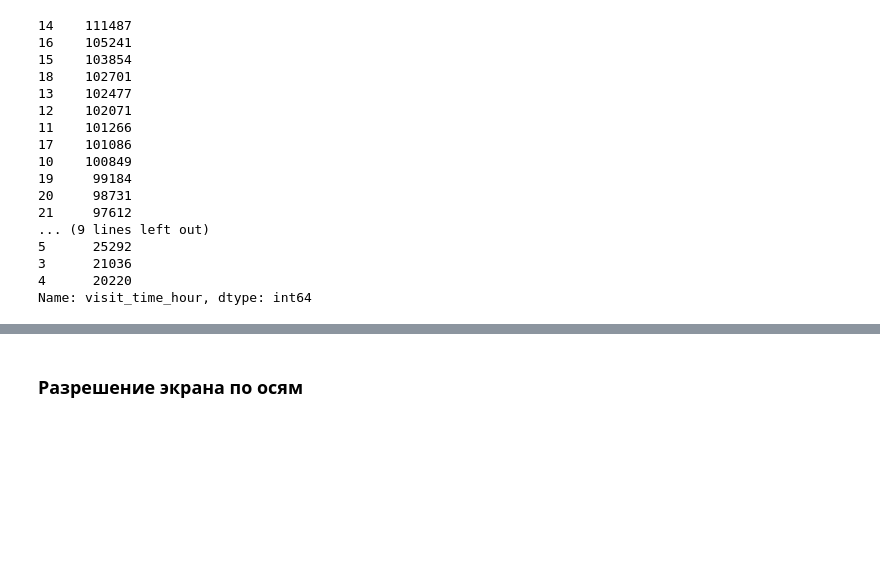
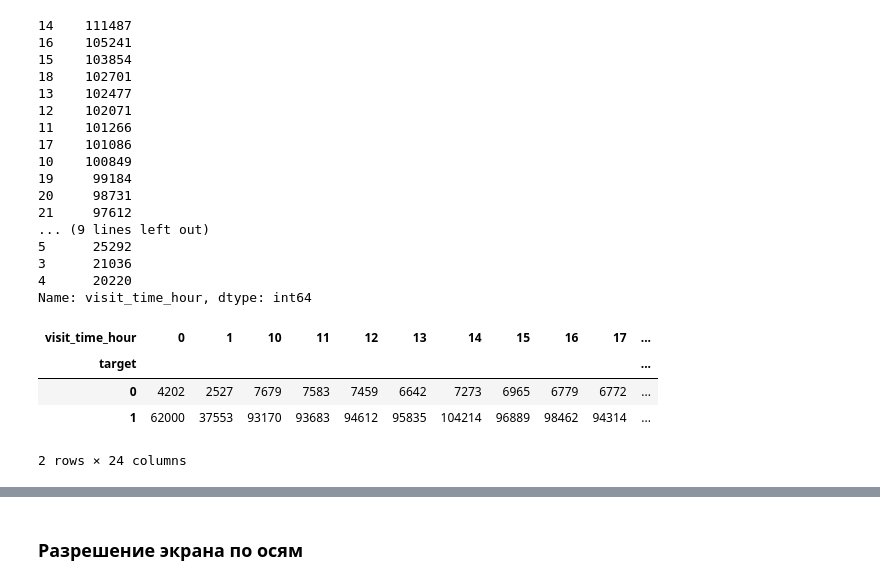
Before and after one commit to jestenok-old/SberAuto, a Jupyter notebook: main.ipynb, the cells around one changed output, grey strips where cells are left out. Drawn from its saved outputs; the diff is of its cells as text; code cells hidden in the pictures; blank space fills up the shorter version.

```diff
--- a/main.ipynb
+++ b/main.ipynb
@@ -324,3 +411,15 @@ df['visit_time_hour'].value_counts()
 3      21036
 4      20220
 Name: visit_time_hour, dtype: int64
+# %%
+pivot = df.pivot_table(index=['target'],
+                       columns=['visit_time_hour'],
+                       aggfunc='size',
+                       fill_value=0)
+pivot
+# %% [output]
+| visit_time_hour | 0 | 1 | 10 | 11 | 12 | 13 | 14 | 15 | 16 | 17 | ... |
+| target |  |  |  |  |  |  |  |  |  |  | ... |
+| 0 | 4202 | 2527 | 7679 | 7583 | 7459 | 6642 | 7273 | 6965 | 6779 | 6772 | ... |
+| 1 | 62000 | 37553 | 93170 | 93683 | 94612 | 95835 | 104214 | 96889 | 98462 | 94314 | ... |
+2 rows × 24 columns
```
Also changed, not shown: parts of 49 cells of this notebook, 3 other files.
